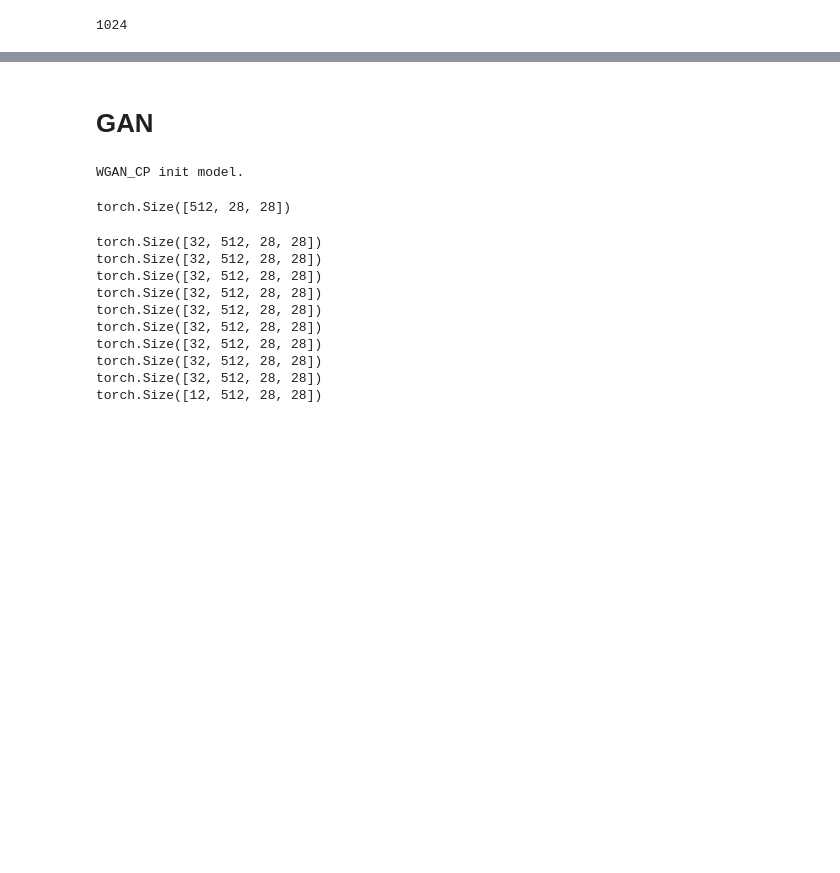
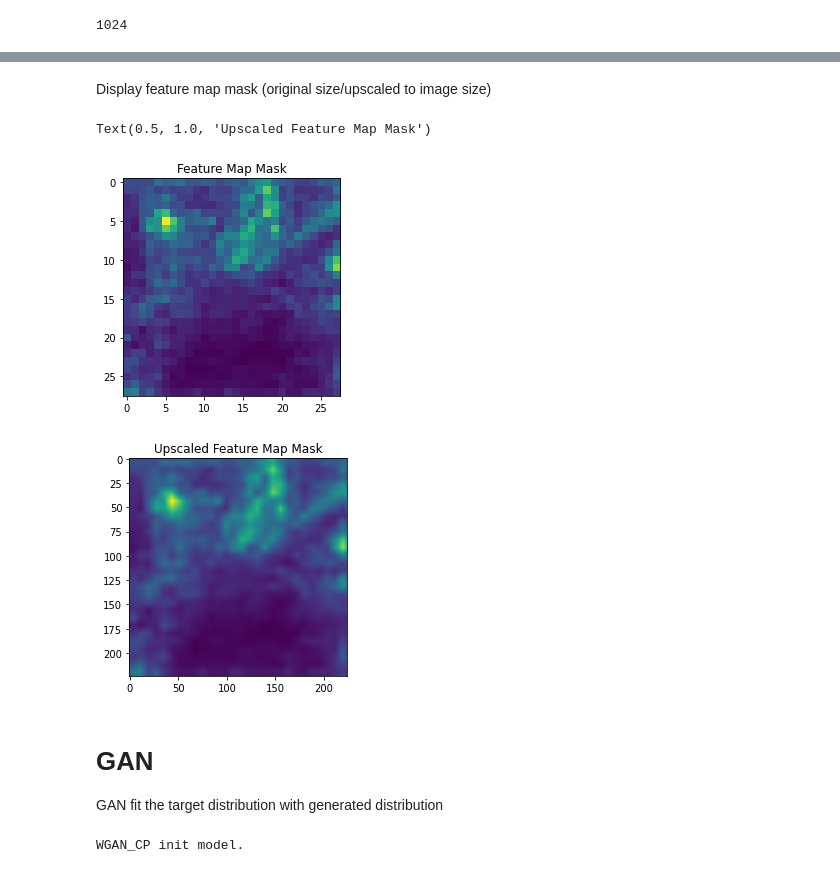
Before and after one commit to CAMP-eXplain-AI/InputIBA, a Jupyter notebook: IBA/notebooks/pytorch_IBA_per_sample.ipynb, the cells around one changed output, grey strips where cells are left out. Saved outputs shown, nothing was run; the diff lists cells and outputs as text; code cells hidden in the pictures; blank space fills up the shorter version.

```diff
--- a/IBA/notebooks/pytorch_IBA_per_sample.ipynb
+++ b/IBA/notebooks/pytorch_IBA_per_sample.ipynb
@@ -157,31 +141,34 @@ plt.show()
-# %% [markdown]
-# GAN
+# %% [markdown]
+Display feature map mask (original size/upscaled to image size)
+# %%
+img_tensor_mean = iba.capacity().sum(0)
+plt.figure()
+plt.imshow(img_tensor_mean.clone().detach().cpu().numpy())
+plt.title('Feature Map Mask')
+plt.figure()
+plt.imshow(heatmap)
+plt.title('Upscaled Feature Map Mask')
+# %% [output]
+Text(0.5, 1.0, 'Upscaled Feature Map Mask')
+[figure, added]
+[figure, added]
+# %% [markdown]
+# GAN
+GAN fit the target distribution with generated distribution
 # %%
 from IBA.gan import WGAN_CP
-# %%
-wgan = WGAN_CP(model, "layer2",
-               image=img, feature_mask=iba.capacity(),
-               feature_noise_mean=iba.estimator.mean(), feature_noise_std=iba.estimator.std())
-# %% [output]
-WGAN_CP init model.
-# %%
-iba.estimator.mean().shape
-# %% [output]
-torch.Size([512, 28, 28])
-# %%
-for batch in wgan.dataloader:
-    print(batch[0].shape)
-# %% [output]
-torch.Size([32, 512, 28, 28])
-torch.Size([32, 512, 28, 28])
-torch.Size([32, 512, 28, 28])
-torch.Size([32, 512, 28, 28])
-torch.Size([32, 512, 28, 28])
-torch.Size([32, 512, 28, 28])
-torch.Size([32, 512, 28, 28])
-torch.Size([32, 512, 28, 28])
-torch.Size([32, 512, 28, 28])
-torch.Size([12, 512, 28, 28])
+# %%
+# wgan = WGAN_CP(model, "layer2",
+#                image=img.to(dev), feature_mask=iba.capacity(),
+#                feature_noise_mean=iba.estimator.mean(), feature_noise_std=iba.estimator.std(), dev=dev)
+wgan = WGAN_CP(model, "features[17]",
+               image=img.to(dev), feature_mask=iba.capacity(), generator_iters=50,
+               feature_noise_mean=iba.estimator.mean(), feature_noise_std=iba.estimator.std(), dev=dev)
+# wgan = WGAN_CP(model, "Mixed_5b",
+#                image=img.to(dev), feature_mask=iba.capacity(), generator_iters=50,
+#                feature_noise_mean=iba.estimator.mean(), feature_noise_std=iba.estimator.std(), dev=dev)
+# %% [output]
+WGAN_CP init model.
 # %%
 wgan.train(dev)
 # %% [output]
```
Also changed, not shown: parts of 34 cells of this notebook, 9 other files.
